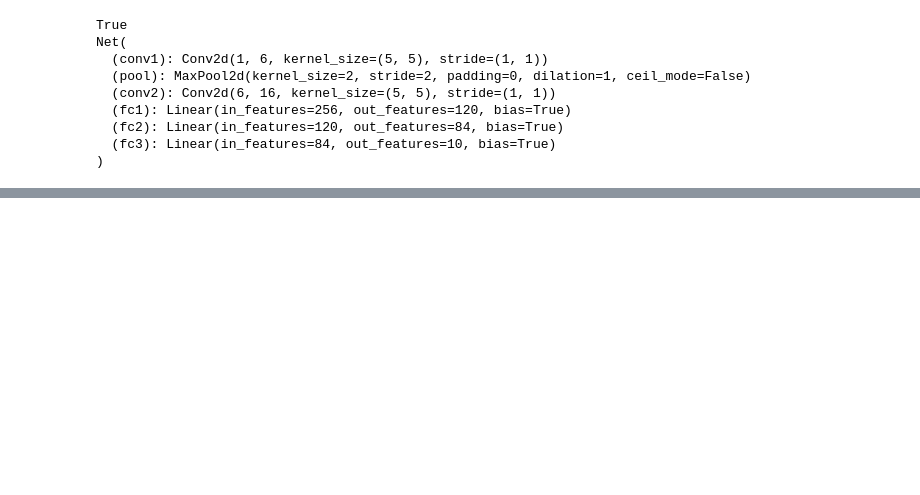
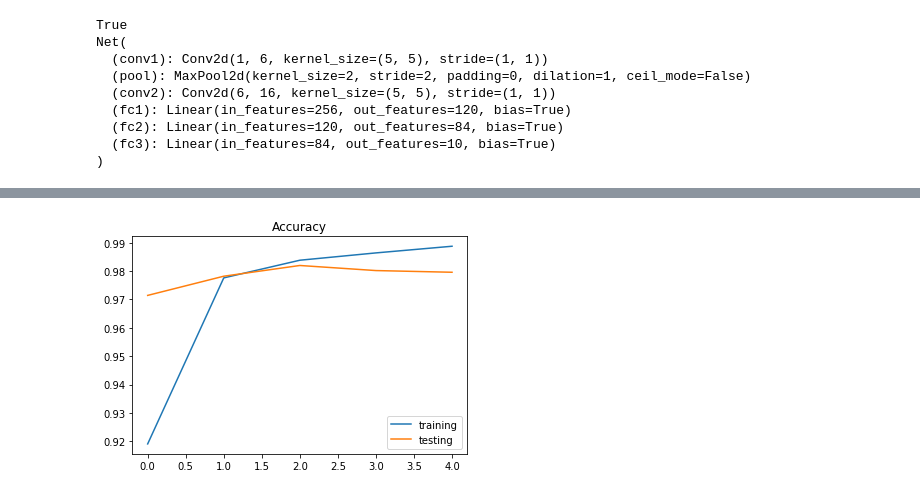
Before and after one commit to Kelvinyu1117/pytorch-snippets, a Jupyter notebook: mnist_training/notes.ipynb, the cells around one changed output, grey strips where cells are left out. Cells and saved outputs as stored; diff of their text form; code cells hidden in the pictures; blank space fills up the shorter version.

```diff
--- a/mnist_training/notes.ipynb
+++ b/mnist_training/notes.ipynb
@@ -204,0 +203,9 @@ tensor(99, device='cuda:0')
+# %%
+# plot the accuracy
+plt.plot(stats["training_accuracy"], label="training")
+plt.plot(stats["testing_accuracy"], label="testing")
+plt.legend(loc='lower right')
+plt.title("Accuracy")
+plt.show()
+# %% [output]
+[figure, added]
```
Also changed, not shown: parts of 8 cells of this notebook, 1 other file.
